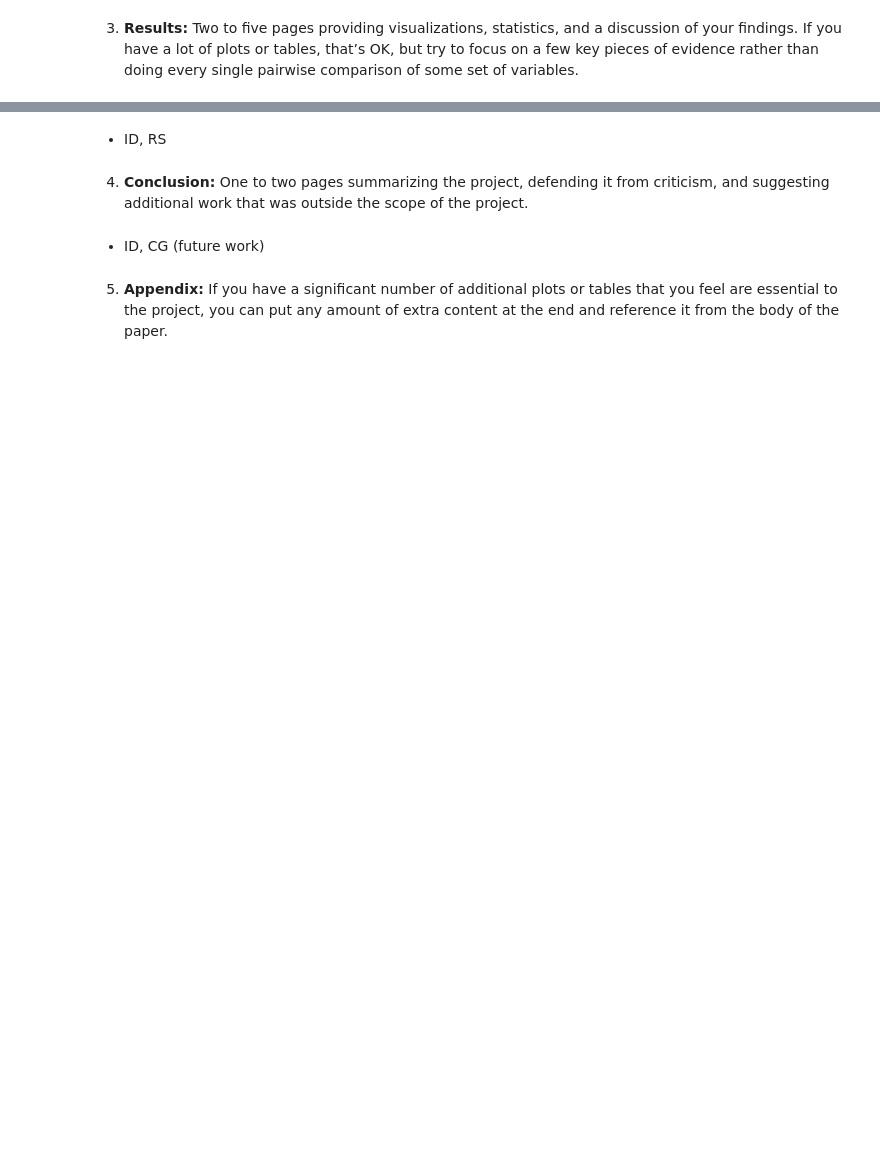
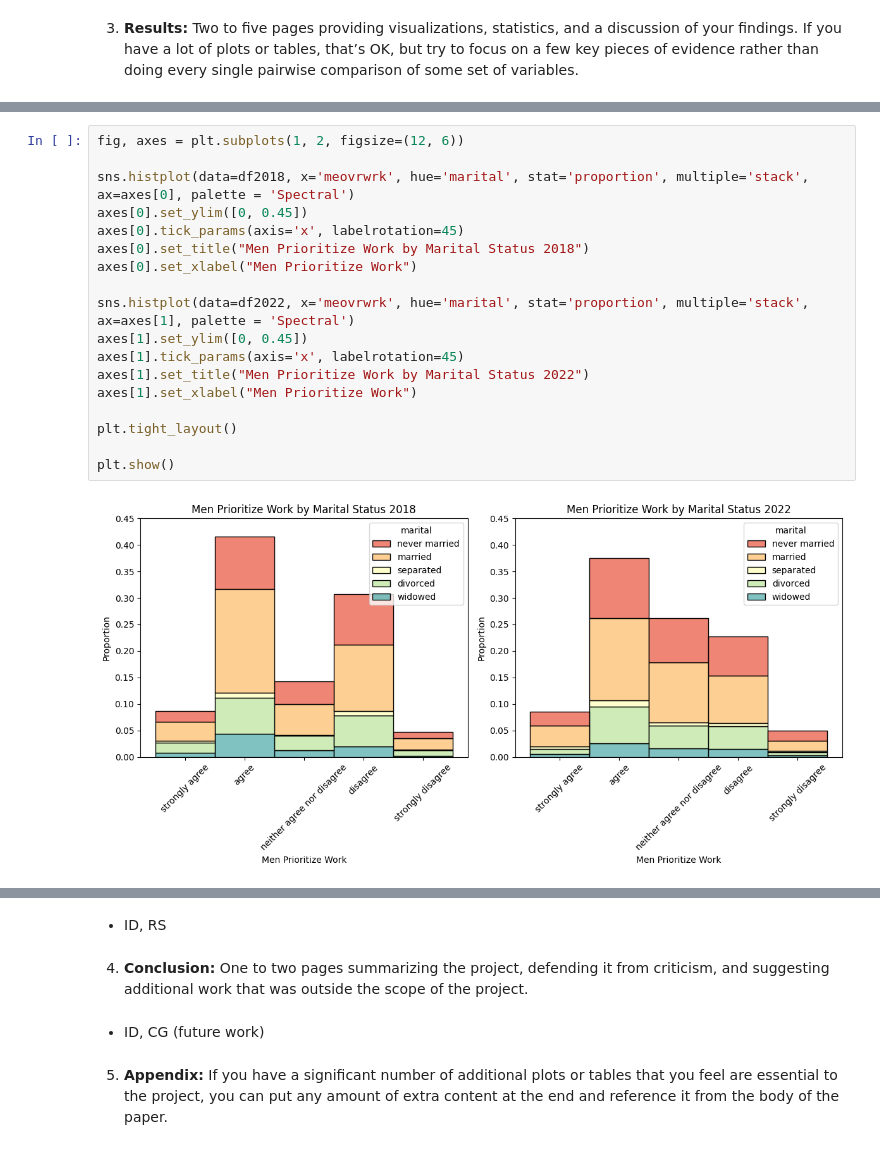
Before and after one commit to camigutie/EDA, a Jupyter notebook: DS3001_Project_1_Report_(Group_17).ipynb, the cells around one changed output, grey strips where cells are left out. Saved outputs shown, nothing was run; the diff lists cells and outputs as text; blank space fills up the shorter version.

```diff
--- a/DS3001_Project_1_Report_(Group_17).ipynb
+++ b/DS3001_Project_1_Report_(Group_17).ipynb
@@ -20,0 +174,20 @@ The data used was from the General Seocial Survey (GSS) which is a personal-inte
+# %%
+fig, axes = plt.subplots(1, 2, figsize=(12, 6))
+
+sns.histplot(data=df2018, x='meovrwrk', hue='marital', stat='proportion', multiple='stack', ax=axes[0], palette = 'Spectral')
+axes[0].set_ylim([0, 0.45])
+axes[0].tick_params(axis='x', labelrotation=45)
+axes[0].set_title("Men Prioritize Work by Marital Status 2018")
+axes[0].set_xlabel("Men Prioritize Work")
+
+sns.histplot(data=df2022, x='meovrwrk', hue='marital', stat='proportion', multiple='stack', ax=axes[1], palette = 'Spectral')
+axes[1].set_ylim([0, 0.45])
+axes[1].tick_params(axis='x', labelrotation=45)
+axes[1].set_title("Men Prioritize Work by Marital Status 2022")
+axes[1].set_xlabel("Men Prioritize Work")
+
+plt.tight_layout()
+
+plt.show()
+# %% [output]
+[figure, added]
```
Also changed, not shown: parts of 29 cells of this notebook.
